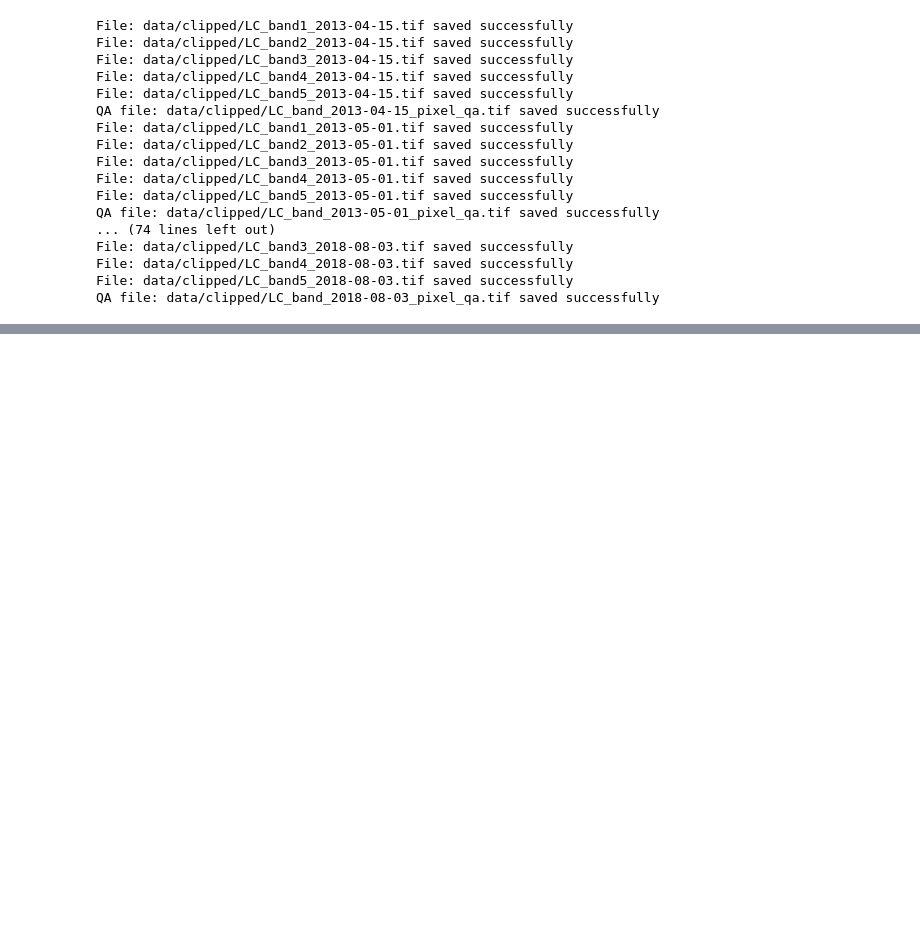
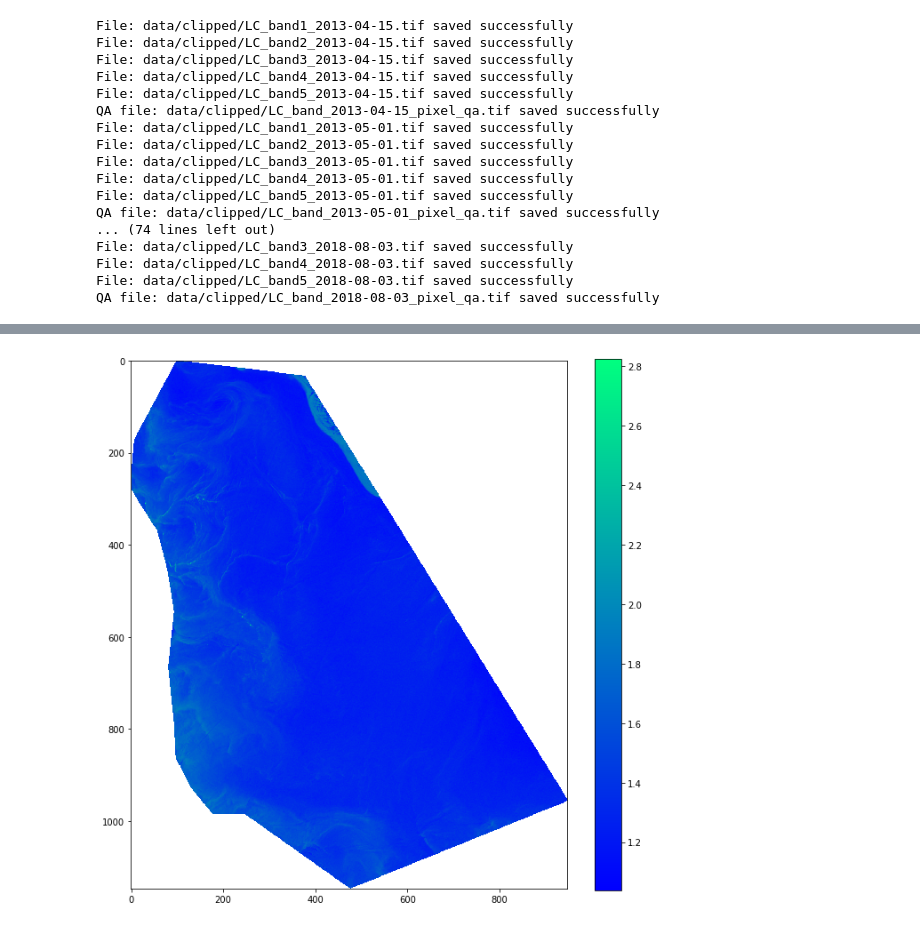
Before and after one commit to feleHaile/projections-clouds-and-Gdansk-Bay, a Jupyter notebook: example_solution.ipynb, the cells around one changed output, grey strips where cells are left out. Saved outputs shown, nothing was run; the diff lists cells and outputs as text; code cells hidden in the pictures; blank space fills up the shorter version.

```diff
--- a/example_solution.ipynb
+++ b/example_solution.ipynb
@@ -915,0 +893,10 @@ def calculate_indicator(bands, indicator):
+# %%
+# Now you have all indices. Try to calculate one of it for the date 2015-08-11.
+# Remember that your output is a numpy array. You could and should show it. Use 'winter'
+# as a color_map.
+# To select proper bands use DataFrame.loc[index_name, column_name]
+
+kab2_test = calculate_kab2(bands_df.loc['2015-08-11', 1], bands_df.loc['2015-08-11', 3])
+show_band(kab2_test, color_map='winter')
+# %% [output]
+[figure, added]
```
Also changed, not shown: parts of 17 cells of this notebook.
